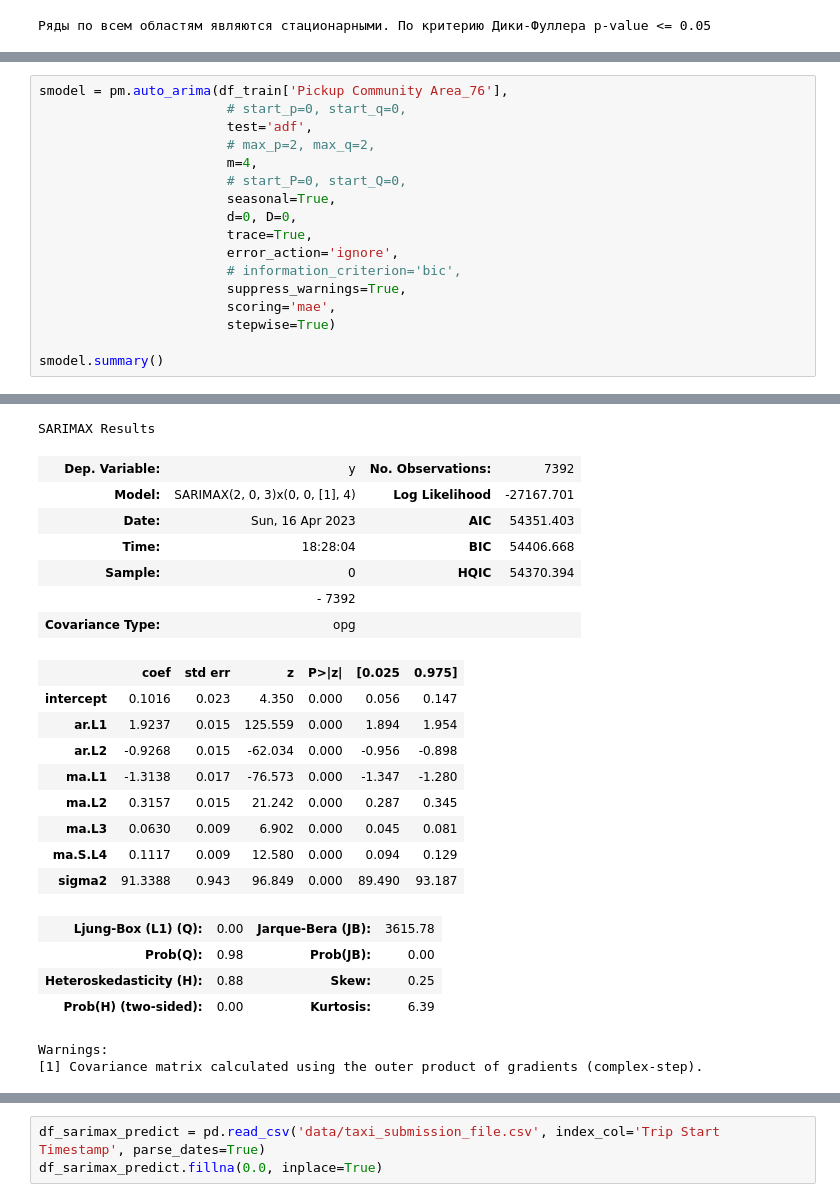
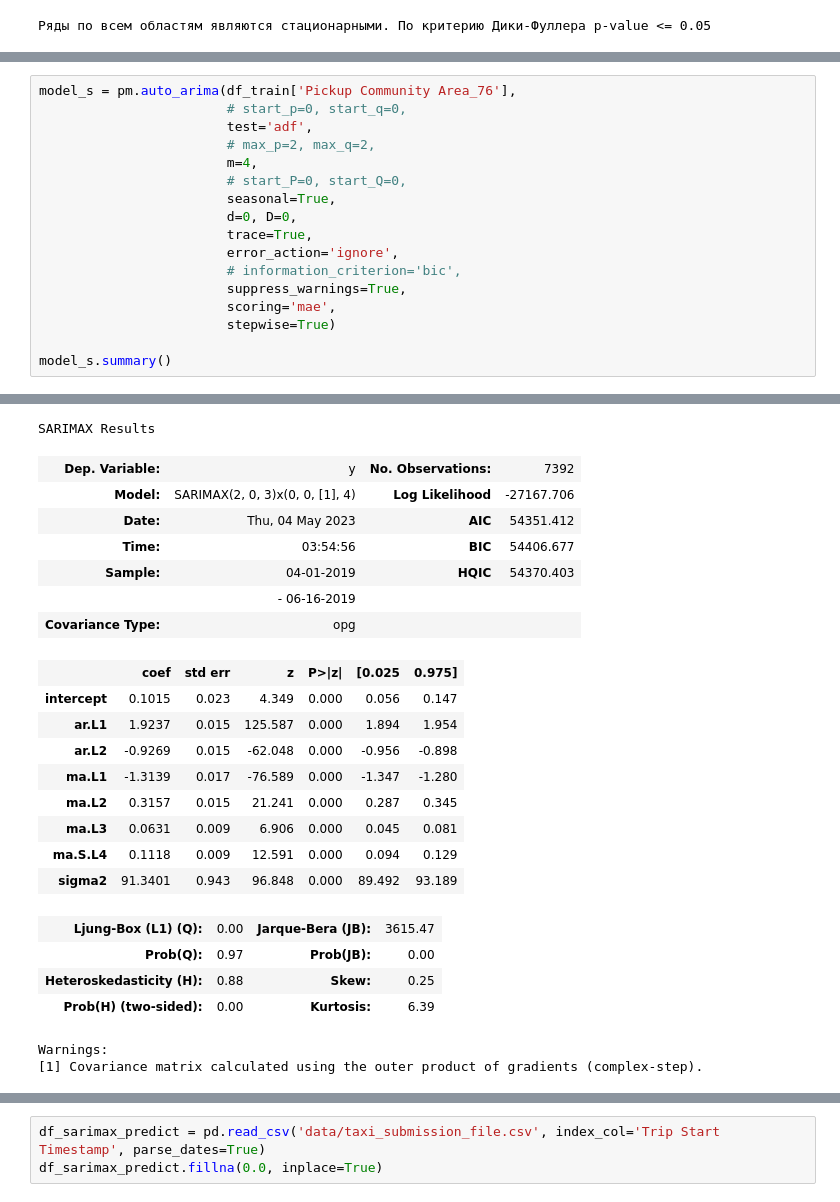
Before and after one commit to dbadeev/uber, a Jupyter notebook: uber.ipynb, the cells around one changed output, grey strips where cells are left out. Cells and saved outputs as stored; diff of their text form.

```diff
--- a/uber.ipynb
+++ b/uber.ipynb
@@ -583,19 +557,19 @@ gc.collect()
 # %%
-smodel = pm.auto_arima(df_train['Pickup Community Area_76'],
-					   	# start_p=0, start_q=0,
+model_s = pm.auto_arima(df_train['Pickup Community Area_76'],
+						# start_p=0, start_q=0,
 						test='adf',
 						# max_p=2, max_q=2,
-					   	m=4,
+						m=4,
 						# start_P=0, start_Q=0,
-					   	seasonal=True,
+						seasonal=True,
 						d=0, D=0,
-					   	trace=True,
+						trace=True,
 						error_action='ignore',
-					   	# information_criterion='bic',
+						# information_criterion='bic',
 						suppress_warnings=True,
-					  	scoring='mae',
+						scoring='mae',
 						stepwise=True)
 
-smodel.summary()
+model_s.summary()
 # %% [output]
 Performing stepwise search to minimize aic
@@ -618,22 +592,22 @@ Total fit time: 105.093 seconds
 SARIMAX Results
 | Dep. Variable: | y | No. Observations: | 7392 |
-| Model: | SARIMAX(2, 0, 3)x(0, 0, [1], 4) | Log Likelihood | -27167.701 |
-| Date: | Sun, 16 Apr 2023 | AIC | 54351.403 |
-| Time: | 18:28:04 | BIC | 54406.668 |
-| Sample: | 0 | HQIC | 54370.394 |
-|  | - 7392 |  |  |
+| Model: | SARIMAX(2, 0, 3)x(0, 0, [1], 4) | Log Likelihood | -27167.706 |
+| Date: | Thu, 04 May 2023 | AIC | 54351.412 |
+| Time: | 03:54:56 | BIC | 54406.677 |
+| Sample: | 04-01-2019 | HQIC | 54370.403 |
+|  | - 06-16-2019 |  |  |
 | Covariance Type: | opg |  |  |
 |  | coef | std err | z | P>|z| | [0.025 | 0.975] |
-| intercept | 0.1016 | 0.023 | 4.350 | 0.000 | 0.056 | 0.147 |
-| ar.L1 | 1.9237 | 0.015 | 125.559 | 0.000 | 1.894 | 1.954 |
-| ar.L2 | -0.9268 | 0.015 | -62.034 | 0.000 | -0.956 | -0.898 |
-| ma.L1 | -1.3138 | 0.017 | -76.573 | 0.000 | -1.347 | -1.280 |
-| ma.L2 | 0.3157 | 0.015 | 21.242 | 0.000 | 0.287 | 0.345 |
-| ma.L3 | 0.0630 | 0.009 | 6.902 | 0.000 | 0.045 | 0.081 |
-| ma.S.L4 | 0.1117 | 0.009 | 12.580 | 0.000 | 0.094 | 0.129 |
-| sigma2 | 91.3388 | 0.943 | 96.849 | 0.000 | 89.490 | 93.187 |
+| intercept | 0.1015 | 0.023 | 4.349 | 0.000 | 0.056 | 0.147 |
+| ar.L1 | 1.9237 | 0.015 | 125.587 | 0.000 | 1.894 | 1.954 |
+| ar.L2 | -0.9269 | 0.015 | -62.048 | 0.000 | -0.956 | -0.898 |
+| ma.L1 | -1.3139 | 0.017 | -76.589 | 0.000 | -1.347 | -1.280 |
+| ma.L2 | 0.3157 | 0.015 | 21.241 | 0.000 | 0.287 | 0.345 |
+| ma.L3 | 0.0631 | 0.009 | 6.906 | 0.000 | 0.045 | 0.081 |
+| ma.S.L4 | 0.1118 | 0.009 | 12.591 | 0.000 | 0.094 | 0.129 |
+| sigma2 | 91.3401 | 0.943 | 96.848 | 0.000 | 89.492 | 93.189 |
-| Ljung-Box (L1) (Q): | 0.00 | Jarque-Bera (JB): | 3615.78 |
-| Prob(Q): | 0.98 | Prob(JB): | 0.00 |
+| Ljung-Box (L1) (Q): | 0.00 | Jarque-Bera (JB): | 3615.47 |
+| Prob(Q): | 0.97 | Prob(JB): | 0.00 |
 | Heteroskedasticity (H): | 0.88 | Skew: | 0.25 |
 | Prob(H) (two-sided): | 0.00 | Kurtosis: | 6.39 |
 Warnings:
```
Also changed, not shown: parts of 79 cells of this notebook, 2 other files.
